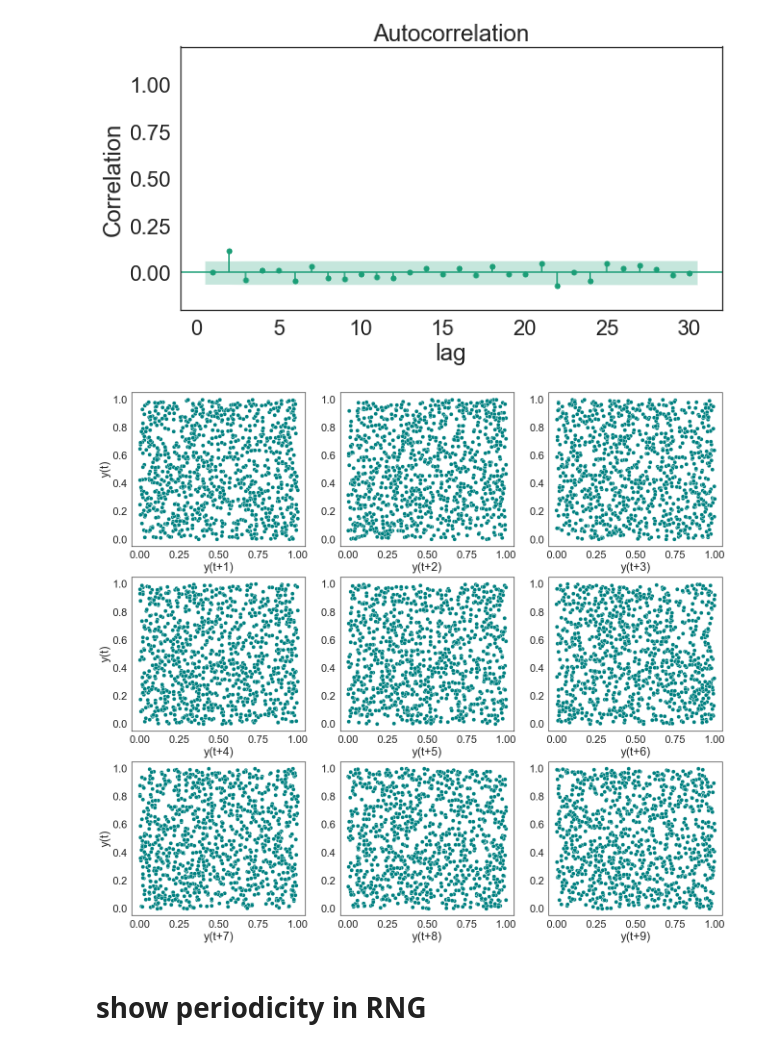
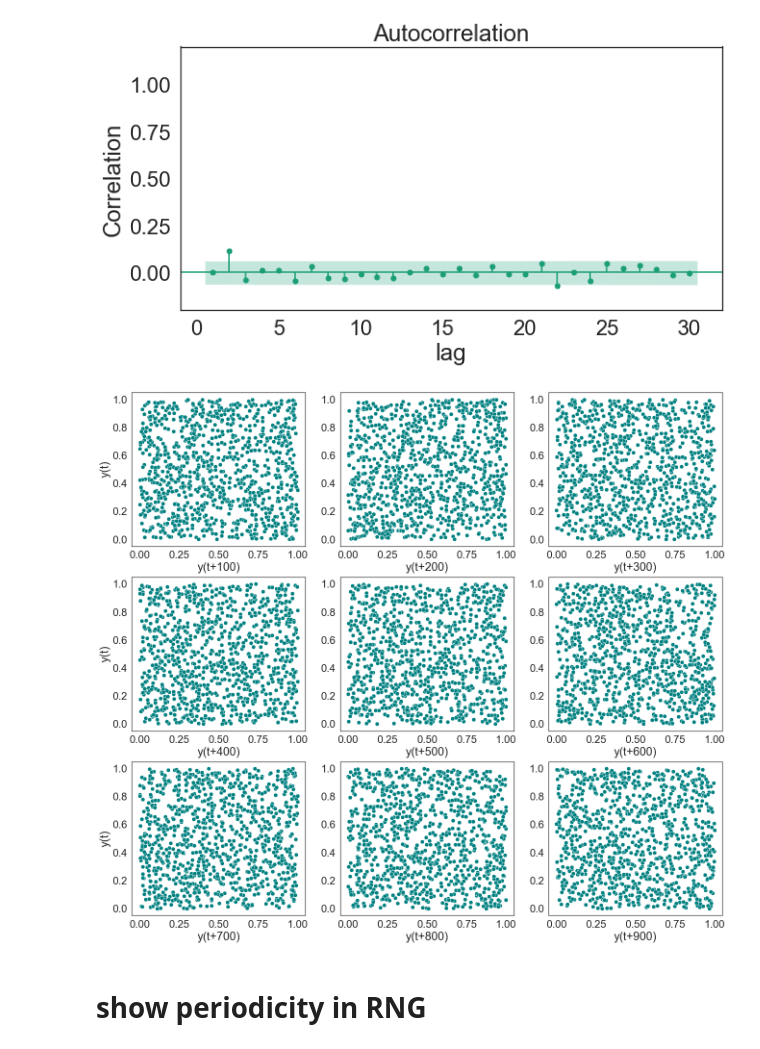
Before and after one commit to nicolezattarin/Network-Analysis-Simulation, a Jupyter notebook: theoretical_tools/RNG/plots.ipynb, the cells around one changed output. Saved outputs shown, nothing was run; the diff lists cells and outputs as text; code cells hidden in the pictures.

```diff
--- a/theoretical_tools/RNG/plots.ipynb
+++ b/theoretical_tools/RNG/plots.ipynb
@@ -44,25 +44,25 @@ fig.savefig('results/autocorrelation.pdf', bbox_inches='tight')
 # %%
 # lag plot of the random numbers
 
-df = pd.DataFrame(np.zeros((len(rand),10)), columns=['rand',*['lag_{}'.format(i) for i in range(1,10)]])
+df = pd.DataFrame(np.zeros((len(rand),10)), columns=['rand',*['lag_{}'.format(i) for i in range(100,1000, 100)]])
 df.loc[:, 'rand'] = rand
 for i in range(1,10):
     df.loc[:, 'lag_{}'.format(i)] = df['rand'].shift(periods=i)
 df = df.dropna()
 df.index = np.arange(len(df))
 
 fig,ax=plt.subplots(3,3,figsize=(22,20))
 sns.set_theme(style='white',palette='Dark2',font_scale=2)
 
 for i in range(9):
     sns.scatterplot(y='rand', x='lag_{}'.format(i+1), data=df, ax=ax[i//3,i%3], color='teal', s=70)
-    ax[i//3,i%3].set_xlabel("y(t+{})".format(i+1))
+    ax[i//3,i%3].set_xlabel("y(t+{}00)".format(i+1))
     if i%3==0:
         ax[i//3,i%3].set_ylabel("y(t)")
     else: ax[i//3,i%3].set_ylabel("")
 fig.savefig('results/lag_plots.pdf', bbox_inches='tight')
 # %% [output]
-[figure, old version]
+[figure, new version]
 # %% [markdown]
 # show periodicity in RNG
 # %%
```
Also changed, not shown: parts of 6 cells of this notebook, 28 other files.
